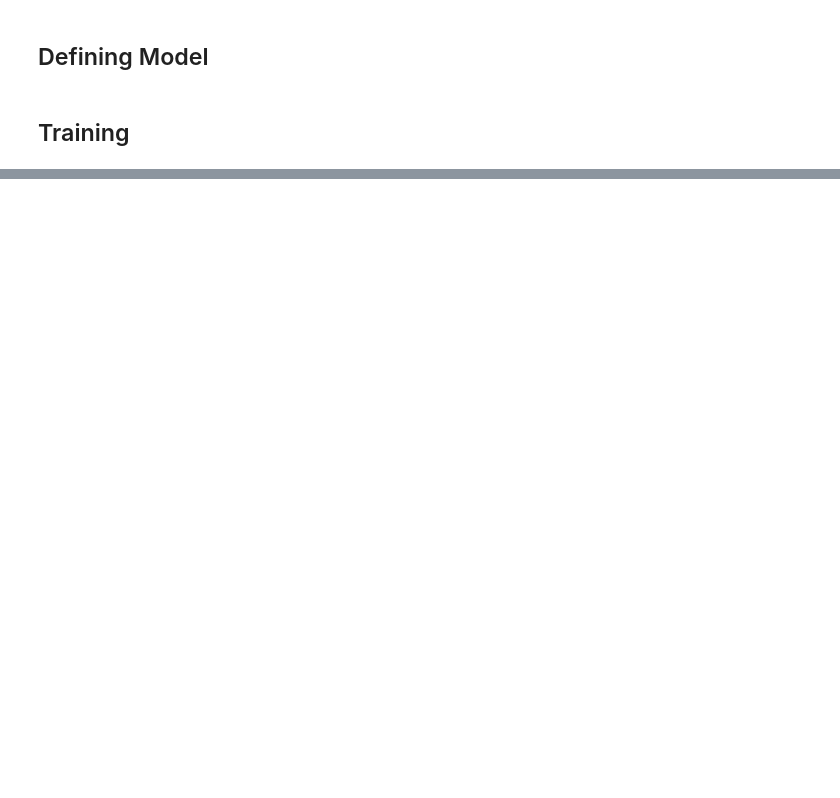
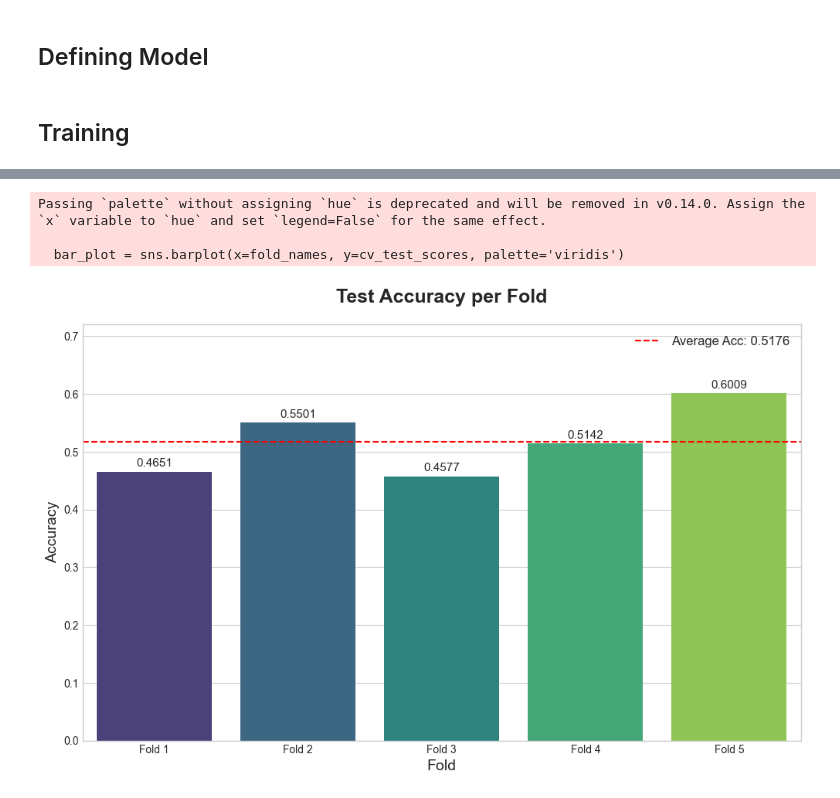
Before and after one commit to song2du/Machine-Learning-Programming, a Jupyter notebook: MHEALTH_CNN.ipynb, the cells around one changed output, grey strips where cells are left out. Cells and saved outputs as stored; diff of their text form; code cells hidden in the pictures; blank space fills up the shorter version.

```diff
--- a/MHEALTH_CNN.ipynb
+++ b/MHEALTH_CNN.ipynb
@@ -495,0 +553,32 @@ weighted avg       0.24      0.25      0.23      1714
+# %%
+plt.style.use('seaborn-v0_8-whitegrid')
+plt.figure(figsize=(12, 7))
+
+# Fold 이름 리스트 생성
+fold_names = [f'Fold {i+1}' for i in range(N_SPLITS)]
+average_accuracy = np.mean(cv_test_scores)
+
+# 막대그래프 생성
+bar_plot = sns.barplot(x=fold_names, y=cv_test_scores, palette='viridis')
+
+# 그래프 제목 및 라벨 설정
+plt.title('Test Accuracy per Fold', fontsize=18, fontweight='bold', pad=20)
+plt.xlabel('Fold', fontsize=14)
+plt.ylabel('Accuracy', fontsize=14)
+plt.ylim(0, max(cv_test_scores) * 1.2) # y축 범위 설정
+
+# 평균 정확도 선 추가
+plt.axhline(y=average_accuracy, color='r', linestyle='--',
+            label=f'Average Acc: {average_accuracy:.4f}')
+
+# 각 막대 위에 정확도 값 표시
+for index, value in enumerate(cv_test_scores):
+    plt.text(index, value + 0.005, f"{value:.4f}", ha='center', va='bottom', fontsize=11)
+
+plt.legend(fontsize=12)
+plt.show()
+# %% [output]
+Passing `palette` without assigning `hue` is deprecated and will be removed in v0.14.0. Assign the `x` variable to `hue` and set `legend=False` for the same effect.
+
+  bar_plot = sns.barplot(x=fold_names, y=cv_test_scores, palette='viridis')
+[figure, added]
```
Also changed, not shown: parts of 19 cells of this notebook, 2 other files.
